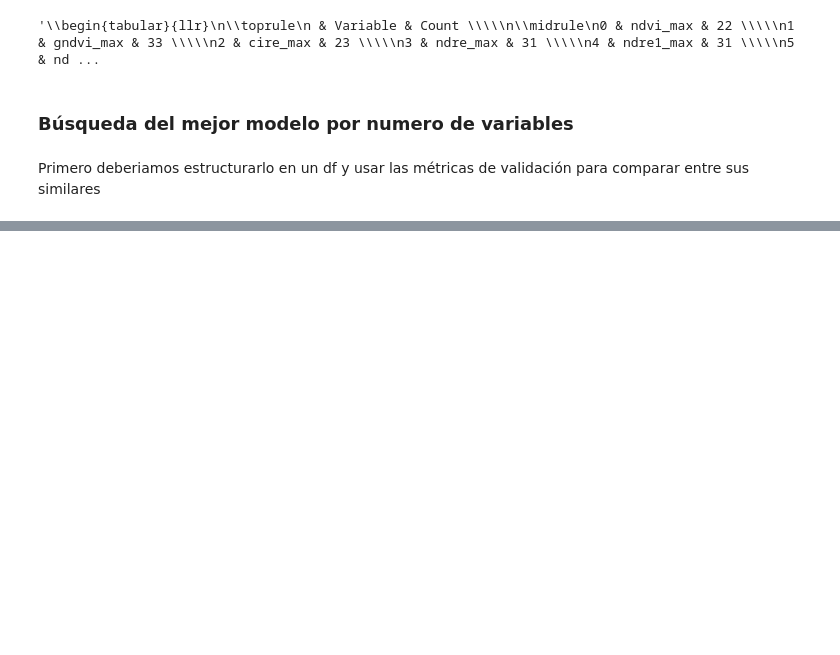
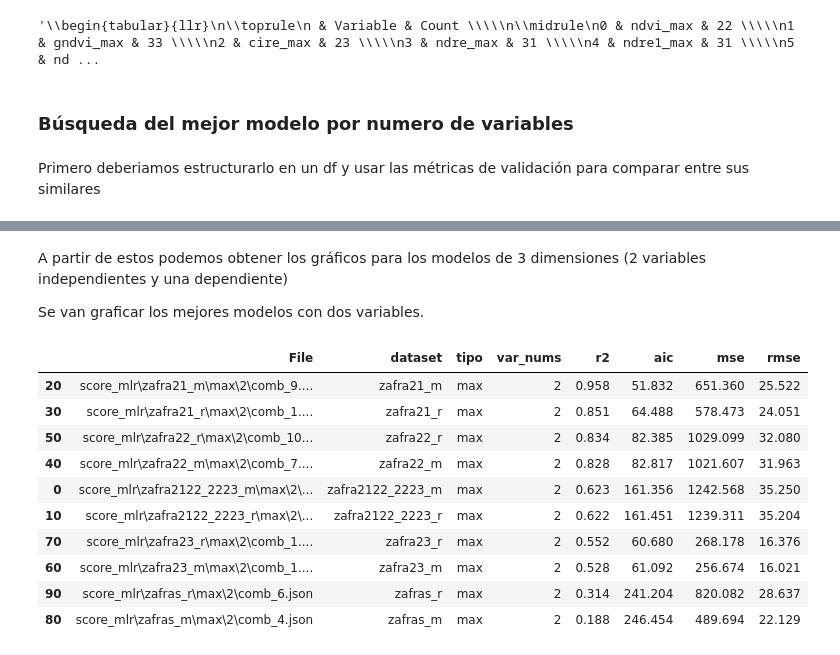
Before and after one commit to VivaldoGP/Tesis, a Jupyter notebook: results/yield_data/yield_forecast.ipynb, the cells around one changed output, grey strips where cells are left out. Saved outputs shown, nothing was run; the diff lists cells and outputs as text; code cells hidden in the pictures; blank space fills up the shorter version.

```diff
--- a/results/yield_data/yield_forecast.ipynb
+++ b/results/yield_data/yield_forecast.ipynb
@@ -286,0 +270,18 @@ max    0.312  251.290  751.083  27.406
+# %% [markdown]
+A partir de estos podemos obtener los gráficos para los modelos de 3 dimensiones (2 variables independientes y una dependiente)
+
+Se van graficar los mejores modelos con dos variables.
+# %%
+best_models[(best_models['tipo']=='max') & (best_models['var_nums']=='2')].sort_values(by='r2', ascending=False).round(decimals=3)
+# %% [output]
+|  | File | dataset | tipo | var_nums | r2 | aic | mse | rmse |
+| 20 | score_mlr\zafra21_m\max\2\comb_9.... | zafra21_m | max | 2 | 0.958 | 51.832 | 651.360 | 25.522 |
+| 30 | score_mlr\zafra21_r\max\2\comb_1.... | zafra21_r | max | 2 | 0.851 | 64.488 | 578.473 | 24.051 |
+| 50 | score_mlr\zafra22_r\max\2\comb_10... | zafra22_r | max | 2 | 0.834 | 82.385 | 1029.099 | 32.080 |
+| 40 | score_mlr\zafra22_m\max\2\comb_7.... | zafra22_m | max | 2 | 0.828 | 82.817 | 1021.607 | 31.963 |
+| 0 | score_mlr\zafra2122_2223_m\max\2\... | zafra2122_2223_m | max | 2 | 0.623 | 161.356 | 1242.568 | 35.250 |
+| 10 | score_mlr\zafra2122_2223_r\max\2\... | zafra2122_2223_r | max | 2 | 0.622 | 161.451 | 1239.311 | 35.204 |
+| 70 | score_mlr\zafra23_r\max\2\comb_1.... | zafra23_r | max | 2 | 0.552 | 60.680 | 268.178 | 16.376 |
+| 60 | score_mlr\zafra23_m\max\2\comb_1.... | zafra23_m | max | 2 | 0.528 | 61.092 | 256.674 | 16.021 |
+| 90 | score_mlr\zafras_r\max\2\comb_6.json | zafras_r | max | 2 | 0.314 | 241.204 | 820.082 | 28.637 |
+| 80 | score_mlr\zafras_m\max\2\comb_4.json | zafras_m | max | 2 | 0.188 | 246.454 | 489.694 | 22.129 |
```
Also changed, not shown: parts of 6 cells of this notebook, 5 other files.
